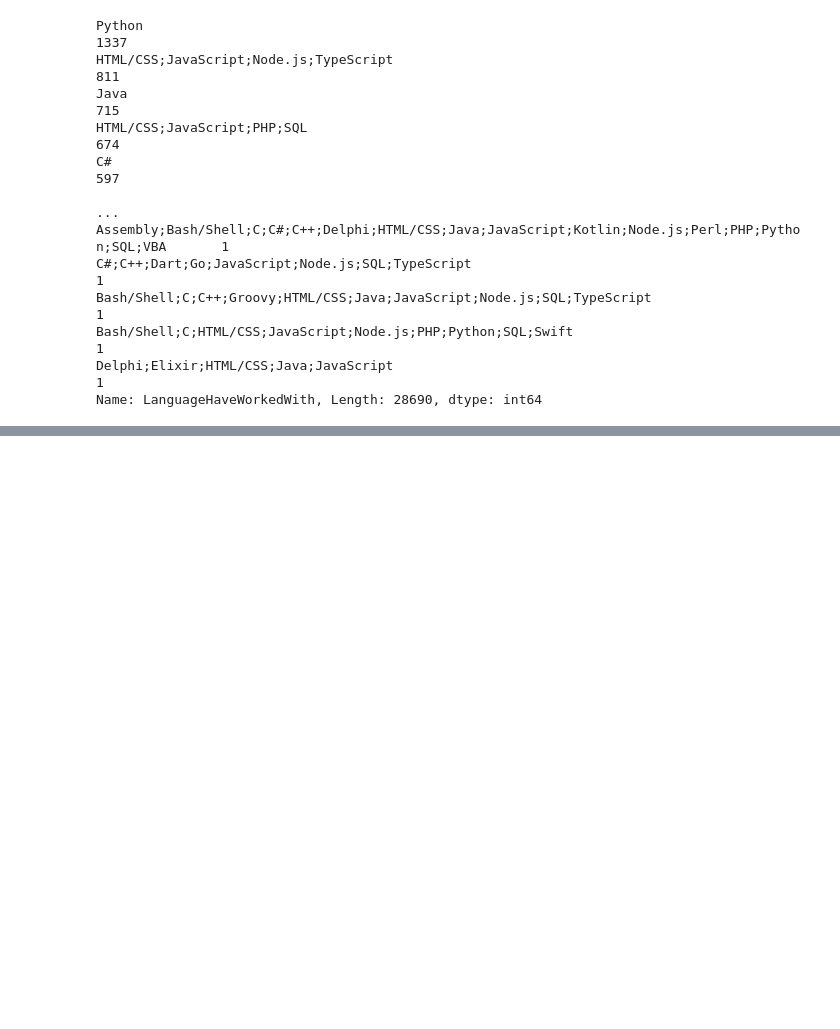
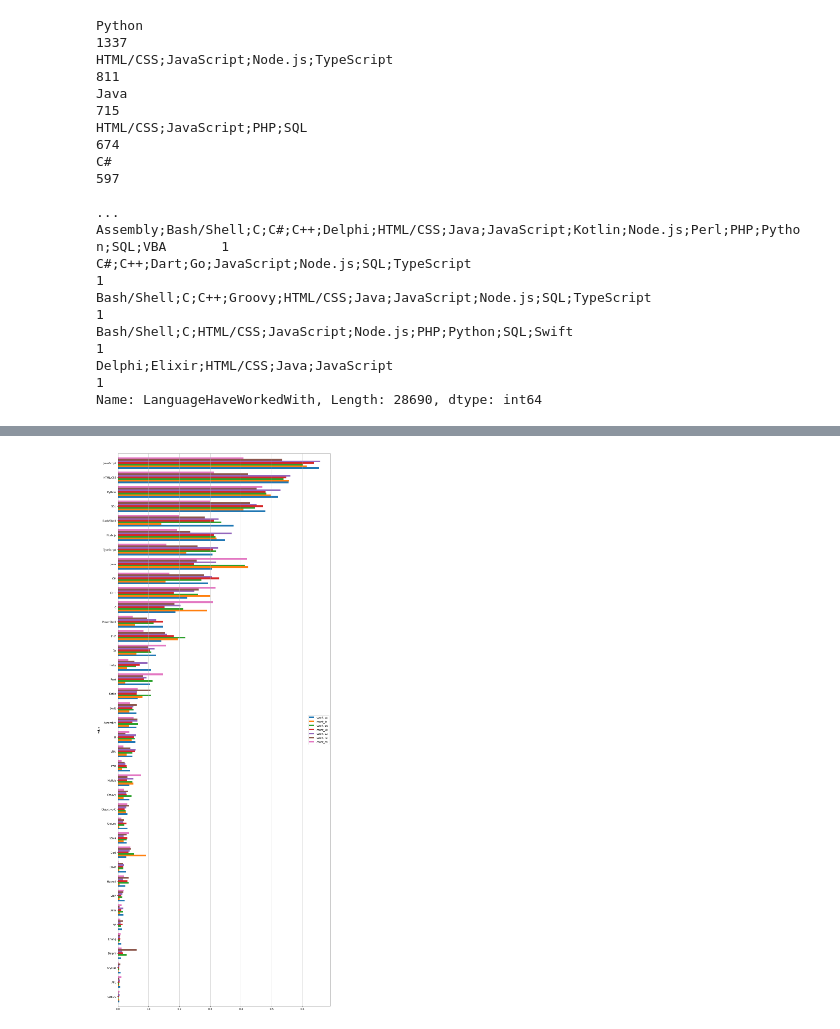
Before and after one commit to natashk/Udacity-DSND-Project1, a Jupyter notebook: so_survey.ipynb, the cells around one changed output, grey strips where cells are left out. Cells and saved outputs as stored; diff of their text form; code cells hidden in the pictures; blank space fills up the shorter version.

```diff
--- a/so_survey.ipynb
+++ b/so_survey.ipynb
@@ -187,0 +198,9 @@ Oracle     0.106281
+# %%
+df_lang_worked_joined = df_lang_worked_us.join(
+    df_lang_worked_in).join(
+    df_lang_worked_ge).join(
+    df_lang_worked_uk).join(
+    df_lang_worked_ca).join(
+    df_lang_worked_ru).join(
+    df_lang_worked_ch)
+df_lang_worked_joined
@@ -187,0 +226,5 @@ Oracle     0.106281
+# %%
+df_lang_worked_joined.plot(kind='barh',figsize=(15,40), width=0.8).grid(axis='x');
+plt.legend(loc='center right');
+# %% [output]
+[figure, added]
```
Also changed, not shown: parts of 18 cells of this notebook.
